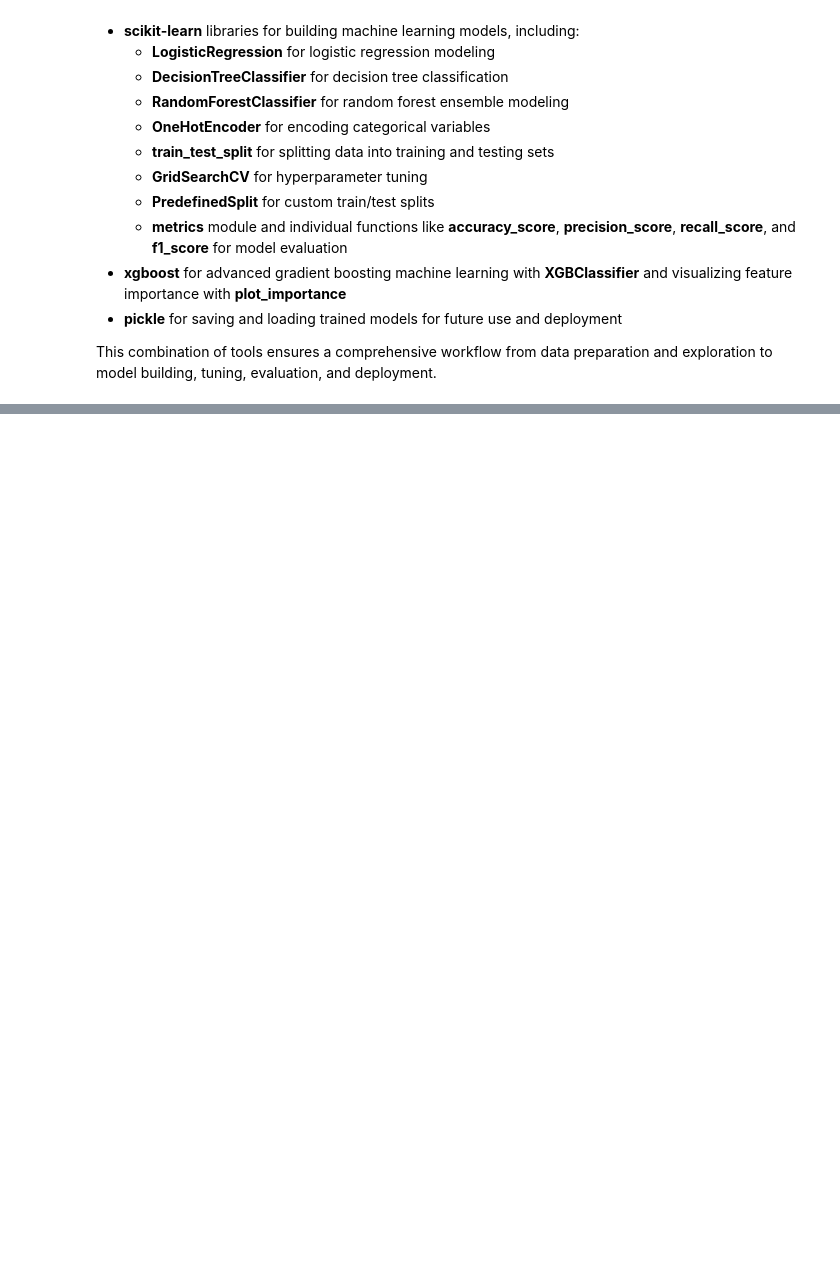
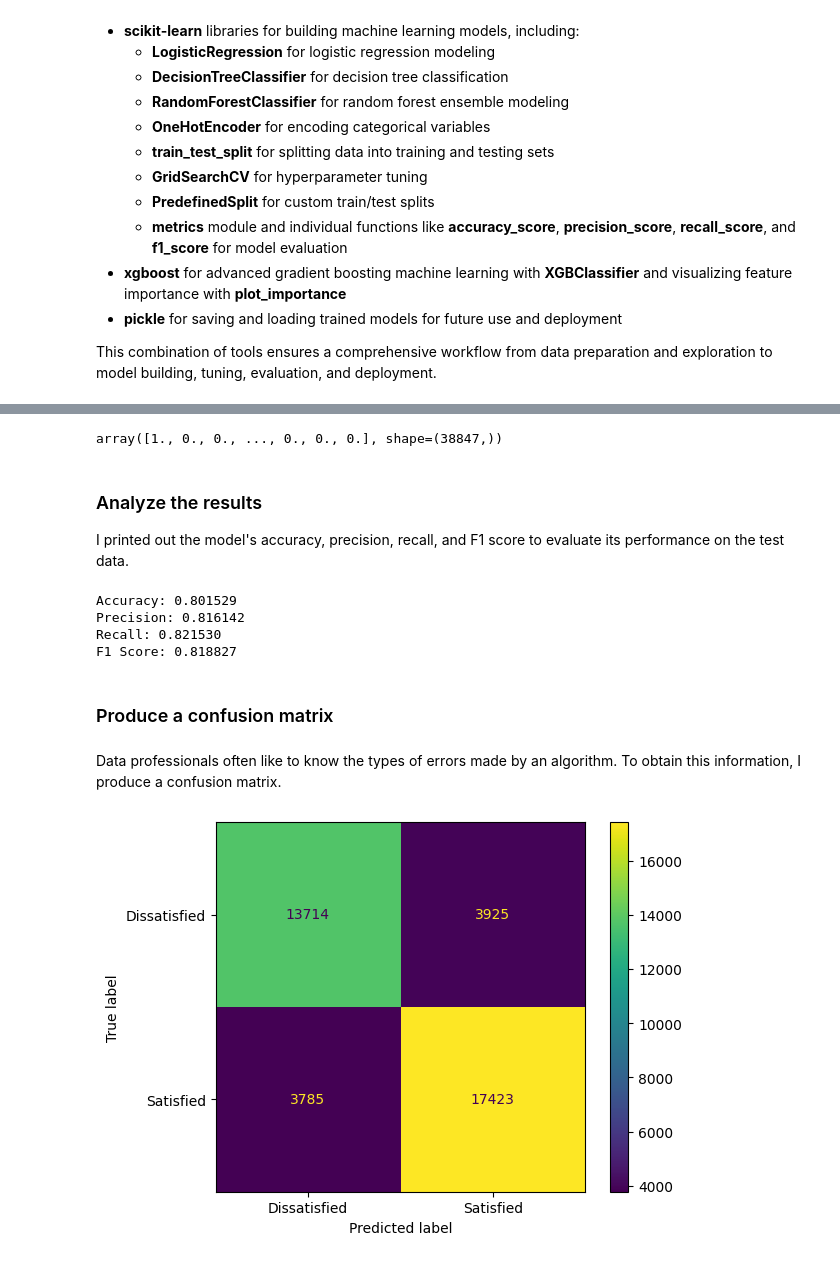
Before and after one commit to Cyberoctane29/Invistico-Airlines-Customer-Satisfaction-Prediction-End-to-End-Analysis-and-Modeling, a Jupyter notebook: Invistico_Airlines_Customer_Satisfaction_Prediction_End_to_End_Analysis_and_Modeling.ipynb, the cells around one changed output, grey strips where cells are left out. Drawn from its saved outputs; the diff is of its cells as text; code cells hidden in the pictures; blank space fills up the shorter version.

```diff
--- a/Invistico_Airlines_Customer_Satisfaction_Prediction_End_to_End_Analysis_and_Modeling.ipynb
+++ b/Invistico_Airlines_Customer_Satisfaction_Prediction_End_to_End_Analysis_and_Modeling.ipynb
@@ -154,0 +433,2 @@ memory usage: 21.8+ MB
+# %%
+path = r'C:\Users\saswa\Documents\GitHub\Airline-Customer-Satisfaction-End-to-End-Analysis-and-Modeling\Fit_models\\'
@@ -154,0 +451,15 @@ memory usage: 21.8+ MB
+# %%
+def read_pickle(path, saved_model_name:str):
+    '''
+    In:
+        path:             folder path to load the model from
+        saved_model_name: filename of the pickled model to load
+
+    Out:
+        model: the unpickled model object
+    '''
+
+    with open(path + saved_model_name + '.pickle', 'rb') as to_read:
+        model = pickle.load(to_read)
+
+    return model
@@ -154,0 +471,2 @@ memory usage: 21.8+ MB
+# %%
+airline_log_clf = read_pickle(path, 'airline_log_clf')
@@ -154,0 +505,2 @@ memory usage: 21.8+ MB
+# %%
+y_pred=airline_log_clf.predict(X_test)
@@ -154,0 +533,37 @@ memory usage: 21.8+ MB
+# %%
+airline_log_clf.predict(X_test)
+# %% [output]
+array([1., 0., 0., ..., 0., 0., 0.], shape=(38847,))
+# %% [markdown]
+### Analyze the results
+
+I printed out the model's accuracy, precision, recall, and F1 score to evaluate its performance on the test data.
+# %%
+print("Accuracy:", "%.6f" % metrics.accuracy_score(y_test, y_pred))
+print("Precision:", "%.6f" % metrics.precision_score(y_test, y_pred))
+print("Recall:", "%.6f" % metrics.recall_score(y_test, y_pred))
+print("F1 Score:", "%.6f" % metrics.f1_score(y_test, y_pred))
+# %% [output]
+Accuracy: 0.801529
+Precision: 0.816142
+Recall: 0.821530
+F1 Score: 0.818827
+# %% [markdown]
+### Produce a confusion matrix
+# %% [markdown]
+Data professionals often like to know the types of errors made by an algorithm. To obtain this information, I produce a confusion matrix.
+# %%
+cm = metrics.confusion_matrix(y_test, y_pred, labels = airline_log_clf.classes_)
+
+# disp = metrics.ConfusionMatrixDisplay(confusion_matrix = cm,display_labels = clf.classes_)
+
+#or
+
+disp = metrics.ConfusionMatrixDisplay(confusion_matrix=cm, display_labels=['Dissatisfied', 'Satisfied'])
+
+
+disp.plot()
+
+plt.show()
+# %% [output]
+[figure, added]
```
Also changed, not shown: parts of 74 cells of this notebook, 1 other file.
